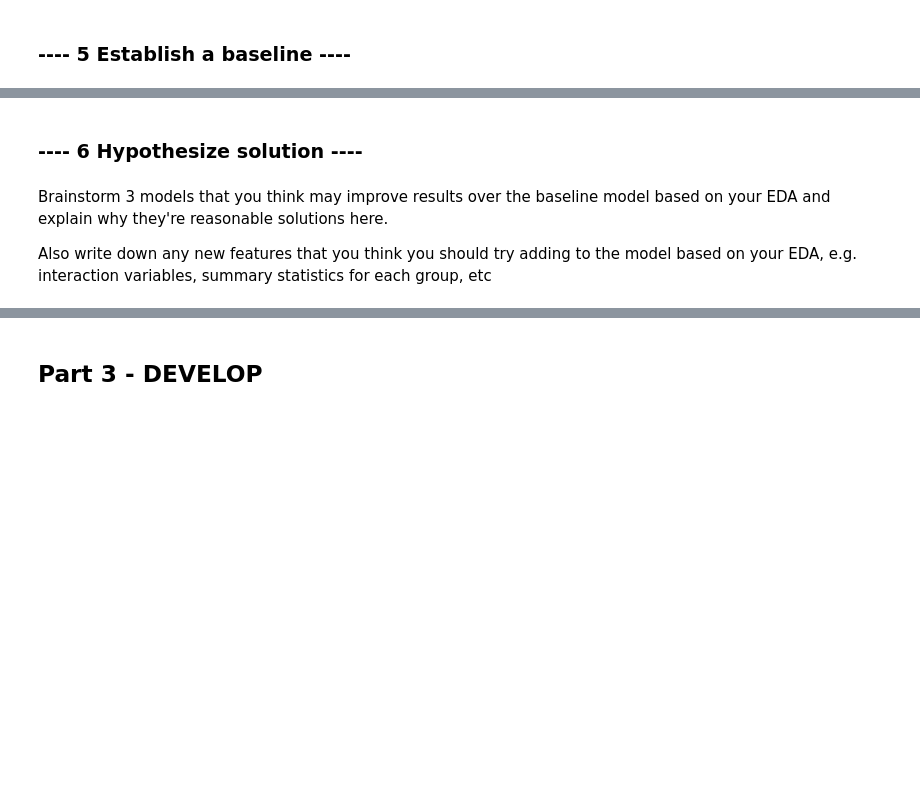
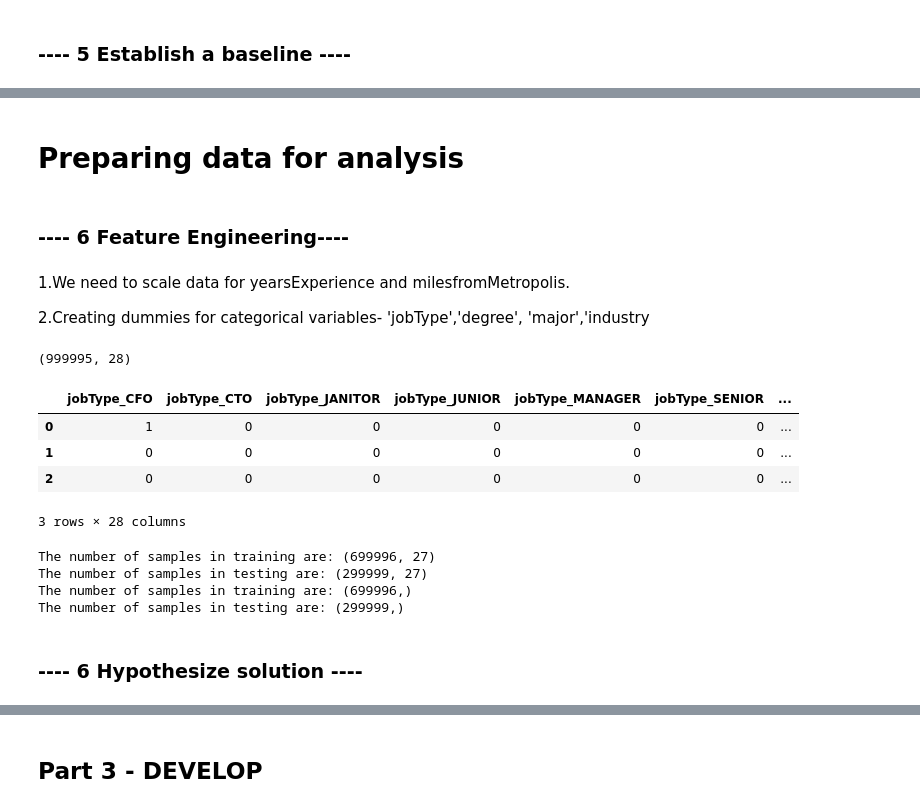
Before and after one commit to rahulvashisth3/salarypredictionportfolio, a Jupyter notebook: Salary Prediction Notebook.ipynb, the cells around one changed output, grey strips where cells are left out. Cells and saved outputs as stored; diff of their text form; code cells hidden in the pictures; blank space fills up the shorter version.

```diff
--- a/Salary Prediction Notebook.ipynb
+++ b/Salary Prediction Notebook.ipynb
@@ -444,0 +453,34 @@ Weak correlation exists between company id and salary
+# %% [markdown]
+# Preparing data for analysis
+# %% [markdown]
+### ---- 6 Feature Engineering----
+# %% [markdown]
+1.We need to scale data for yearsExperience and milesfromMetropolis.
+
+2.Creating dummies for categorical variables- 'jobType','degree', 'major','industry
+# %%
+from sklearn.preprocessing import MinMaxScaler
+
+mms = MinMaxScaler()
+
+df[['yearsExperience','milesFromMetropolis']] = mms.fit_transform(df[['yearsExperience','milesFromMetropolis']])
+# %%
+
+num_var = ['yearsExperience', 'milesFromMetropolis', 'salary']
+
+cat_var = ['jobType','degree', 'major','industry']
+categorical_df = pd.get_dummies(df[cat_var], drop_first=True)
+numerical_df = df[num_var]
+
+new_df = pd.concat([categorical_df,numerical_df], axis=1)
+new_df.shape
+# %% [output]
+(999995, 28)
+# %%
+new_df.head(3)
+# %% [output]
+|  | jobType_CFO | jobType_CTO | jobType_JANITOR | jobType_JUNIOR | jobType_MANAGER | jobType_SENIOR | ... |
+| 0 | 1 | 0 | 0 | 0 | 0 | 0 | ... |
+| 1 | 0 | 0 | 0 | 0 | 0 | 0 | ... |
+| 2 | 0 | 0 | 0 | 0 | 0 | 0 | ... |
+3 rows × 28 columns
@@ -445,2 +491,14 @@ Weak correlation exists between company id and salary
+# %%
+#train, test spilt
+x_train, x_test, y_train, y_test = train_test_split(x_normal,y_normal,test_size=0.3, random_state=0)
+print("The number of samples in training are:" , x_train.shape)
+print("The number of samples in testing are:" , x_test.shape)
+print("The number of samples in training are:" , y_train.shape)
+print("The number of samples in testing are:" , y_test.shape)
+# %% [output]
+The number of samples in training are: (699996, 27)
+The number of samples in testing are: (299999, 27)
+The number of samples in training are: (699996,)
+The number of samples in testing are: (299999,)
 # %% [markdown]
 ### ---- 6 Hypothesize solution ----
@@ -450,4 +504,0 @@ Weak correlation exists between company id and salary
-# %% [markdown]
-Brainstorm 3 models that you think may improve results over the baseline model based on your EDA and explain why they're reasonable solutions here.
-
-Also write down any new features that you think you should try adding to the model based on your EDA, e.g. interaction variables, summary statistics for each group, etc
```
Also changed, not shown: parts of 53 cells of this notebook.
